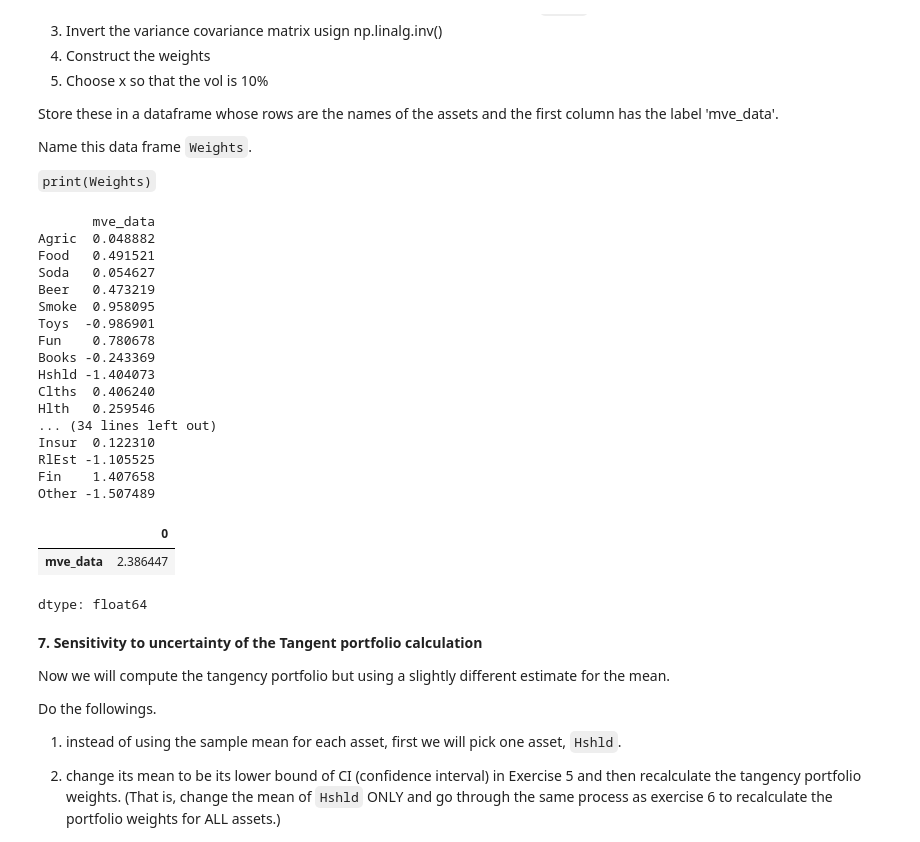
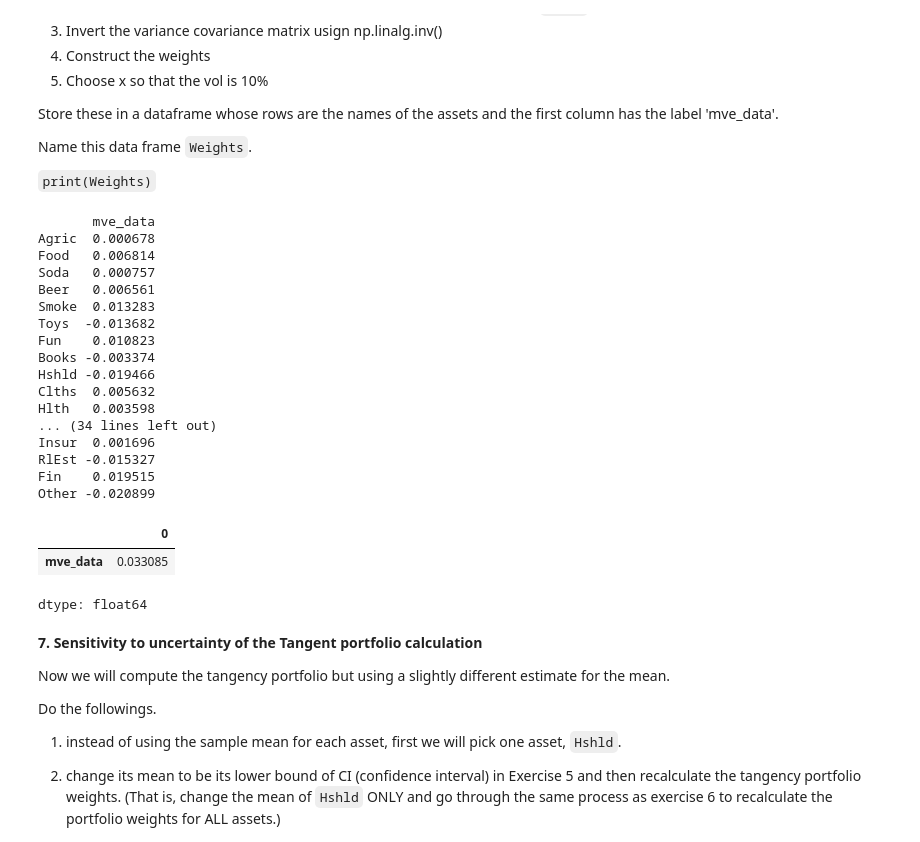
Before and after one commit to SnazzyBeatle115/UG54, a Jupyter notebook: chapters/Assignments/Assignment5.ipynb, the cells around one changed output. Cells and saved outputs as stored; diff of their text form; code cells hidden in the pictures.

```diff
--- a/chapters/Assignments/Assignment5.ipynb
+++ b/chapters/Assignments/Assignment5.ipynb
@@ -243,43 +243,43 @@ Name this data frame `Weights`.
 # %%
 from numpy.linalg import inv
 # your code below
 
 # Your CovRe
 CovRe = ERe.cov()
 invCovRe = np.linalg.inv(CovRe)
 
 # Plug in appropriate variables in `invCovRe` and 'ERe'
 raw_weights = invCovRe @ ERe.mean()
 
 # Normalize weights to the vol is 10%
-x = 0.10 / np.sqrt(raw_weights @ invCovRe @ raw_weights)
+x = 0.10 / np.sqrt(raw_weights @ invCovRe @ raw_weights * 12)
 norm_weights = x * raw_weights
 
 # Store in DataFrame
 Weights = pd.DataFrame(norm_weights, index=df.columns, columns=['mve_data'])
 
 print(Weights)
 Weights.sum()
 # %% [output]
        mve_data
-Agric  0.048882
-Food   0.491521
-Soda   0.054627
-Beer   0.473219
-Smoke  0.958095
-Toys  -0.986901
-Fun    0.780678
-Books -0.243369
-Hshld -1.404073
-Clths  0.406240
-Hlth   0.259546
+Agric  0.000678
+Food   0.006814
+Soda   0.000757
+Beer   0.006561
+Smoke  0.013283
+Toys  -0.013682
+Fun    0.010823
+Books -0.003374
+Hshld -0.019466
+Clths  0.005632
+Hlth   0.003598
 ... (34 lines left out)
-Insur  0.122310
-RlEst -1.105525
-Fin    1.407658
-Other -1.507489
+Insur  0.001696
+RlEst -0.015327
+Fin    0.019515
+Other -0.020899
 |  | 0 |
-| mve_data | 2.386447 |
+| mve_data | 0.033085 |
 dtype: float64
 # %% [markdown]
 **7. Sensitivity to uncertainty of the Tangent portfolio calculation**
```
Also changed, not shown: parts of 14 cells of this notebook.
